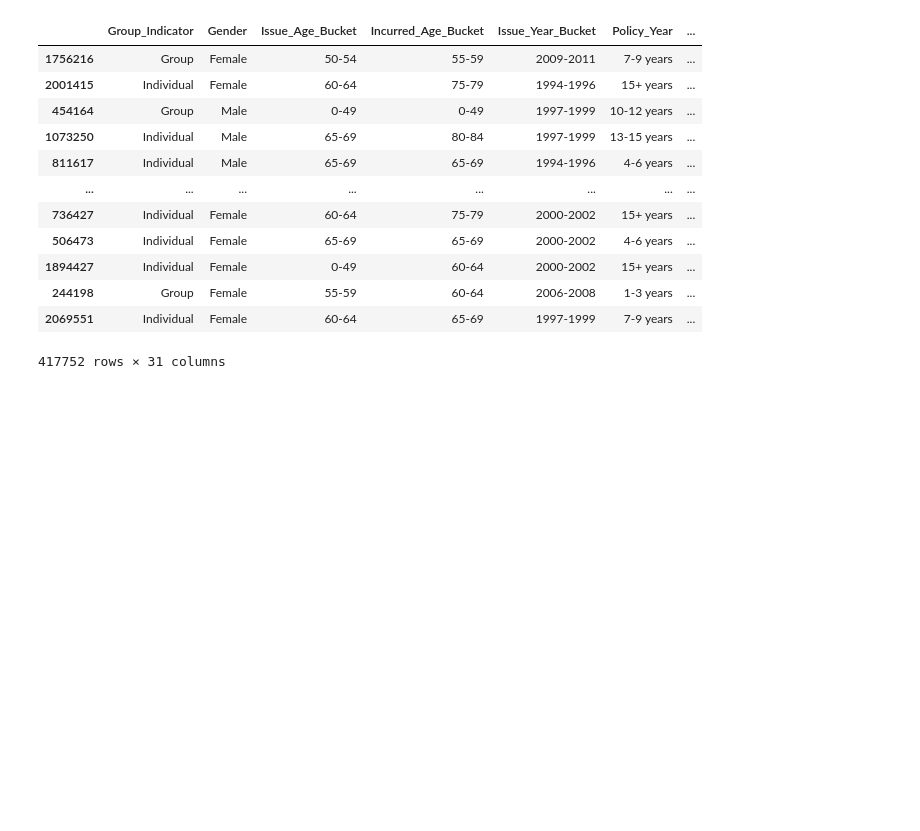
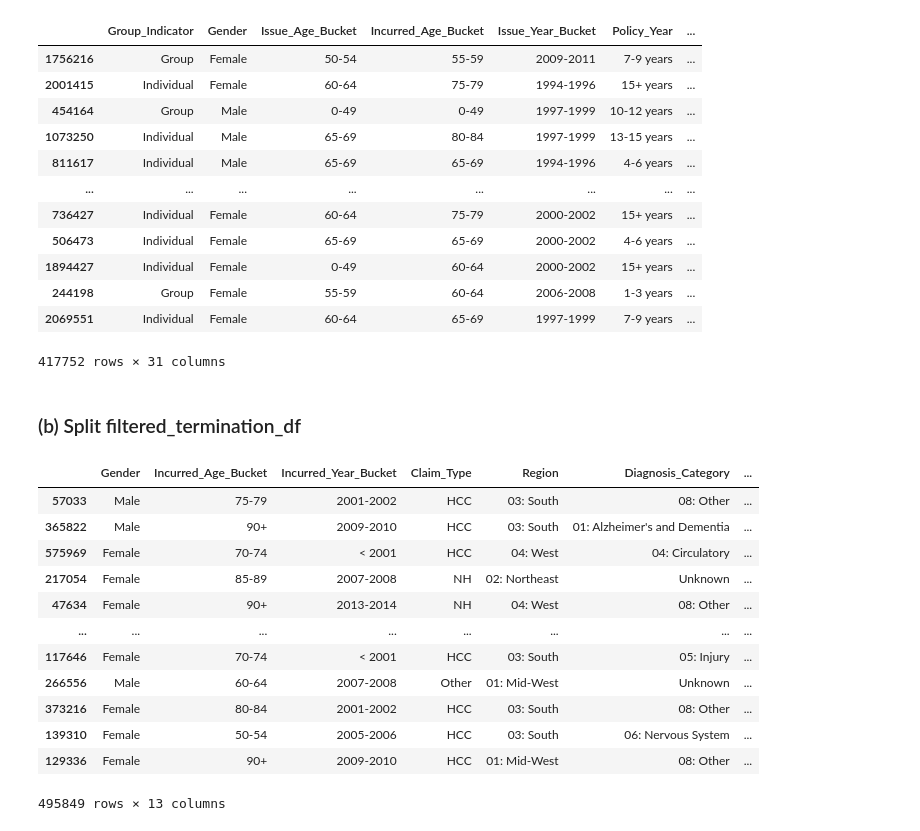
Before and after one commit to justinkao44/STA663_Project_1, a Jupyter notebook: Data_Cleaning_Process.ipynb, the cells around one changed output. Saved outputs shown, nothing was run; the diff lists cells and outputs as text; code cells hidden in the pictures; blank space fills up the shorter version.

Commit message:
Split incidence and termination datasets

```diff
--- a/Data_Cleaning_Process.ipynb
+++ b/Data_Cleaning_Process.ipynb
@@ -460,7 +462,24 @@ validation_filtered_incidence_df
 | 244198 | Group | Female | 55-59 | 60-64 | 2006-2008 | 1-3 years | ... |
 | 2069551 | Individual | Female | 60-64 | 65-69 | 1997-1999 | 7-9 years | ... |
 417752 rows × 31 columns
+# %% [markdown]
+### (b) Split filtered_termination_df
 # %%
-# Now we will split the 'incidence' DataFrame into training and validation sets
-
-train_termination_df, validation_termination_df = train_test_split(termination_df, test_size=0.2, random_state=42)
+# Now we will split the 'filtered_termination_df' DataFrame into training and validation sets
+train_filtered_termination_df, validation_filtered_termination_df = train_test_split(filtered_termination_df, test_size=0.2, random_state=42)
+# %%
+train_filtered_termination_df
+# %% [output]
+|  | Gender | Incurred_Age_Bucket | Incurred_Year_Bucket | Claim_Type | Region | Diagnosis_Category | ... |
+| 57033 | Male | 75-79 | 2001-2002 | HCC | 03: South | 08: Other | ... |
+| 365822 | Male | 90+ | 2009-2010 | HCC | 03: South | 01: Alzheimer's and Dementia | ... |
+| 575969 | Female | 70-74 | < 2001 | HCC | 04: West | 04: Circulatory | ... |
+| 217054 | Female | 85-89 | 2007-2008 | NH | 02: Northeast | Unknown | ... |
+| 47634 | Female | 90+ | 2013-2014 | NH | 04: West | 08: Other | ... |
+| ... | ... | ... | ... | ... | ... | ... | ... |
+| 117646 | Female | 70-74 | < 2001 | HCC | 03: South | 05: Injury | ... |
+| 266556 | Male | 60-64 | 2007-2008 | Other | 01: Mid-West | Unknown | ... |
+| 373216 | Female | 80-84 | 2001-2002 | HCC | 03: South | 08: Other | ... |
+| 139310 | Female | 50-54 | 2005-2006 | HCC | 03: South | 06: Nervous System | ... |
+| 129336 | Female | 90+ | 2009-2010 | HCC | 01: Mid-West | 08: Other | ... |
+495849 rows × 13 columns
```
Also changed, not shown: parts of 5 cells of this notebook.
